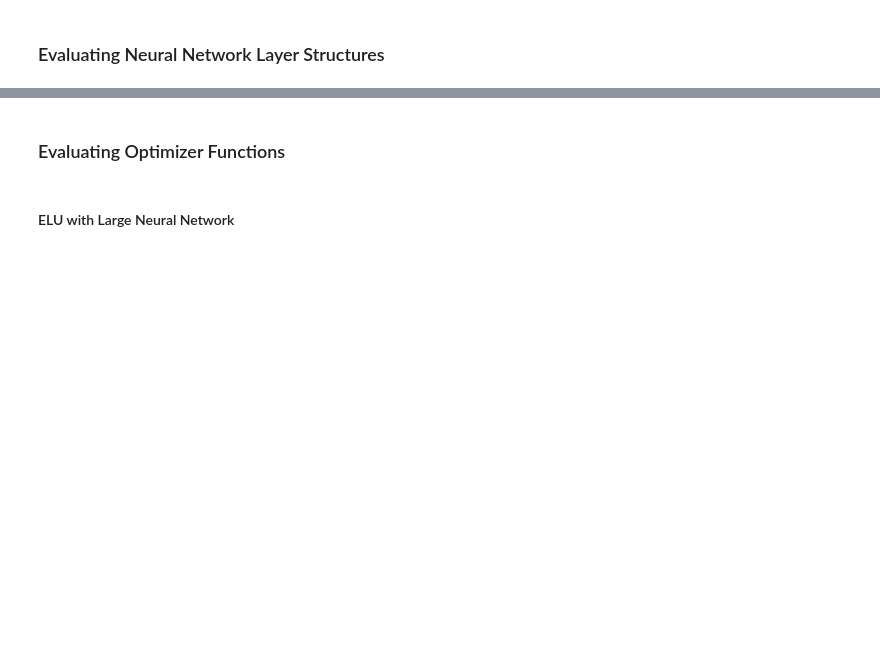
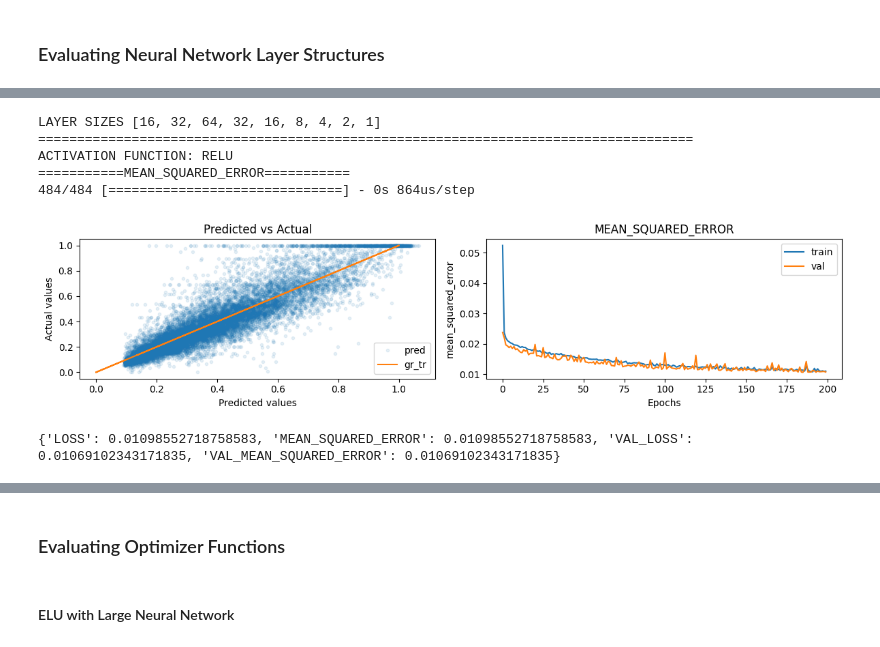
Before and after one commit to vdakov/deep-learning, a Jupyter notebook: Assigment2-David.ipynb, the cells around one changed output, grey strips where cells are left out. Drawn from its saved outputs; the diff is of its cells as text; code cells hidden in the pictures; blank space fills up the shorter version.

```diff
--- a/Assigment2-David.ipynb
+++ b/Assigment2-David.ipynb
@@ -275,0 +316,10 @@ ACTIVATION FUNCTION: LINEAR
+# %%
+evaluate_architecture(l3, activation_function, 200, error_functions, [x_train_n, y_train_n], 'experiment_size_{}'.format(l3))
+# %% [output]
+LAYER SIZES [16, 32, 64, 32, 16, 8, 4, 2, 1]
+====================================================================================
+ACTIVATION FUNCTION: RELU
+===========MEAN_SQUARED_ERROR===========
+484/484 [==============================] - 0s 864us/step
+[figure, added]
+{'LOSS': 0.01098552718758583, 'MEAN_SQUARED_ERROR': 0.01098552718758583, 'VAL_LOSS': 0.01069102343171835, 'VAL_MEAN_SQUARED_ERROR': 0.01069102343171835}
```
Also changed, not shown: parts of 8 cells of this notebook, 6 other files.
